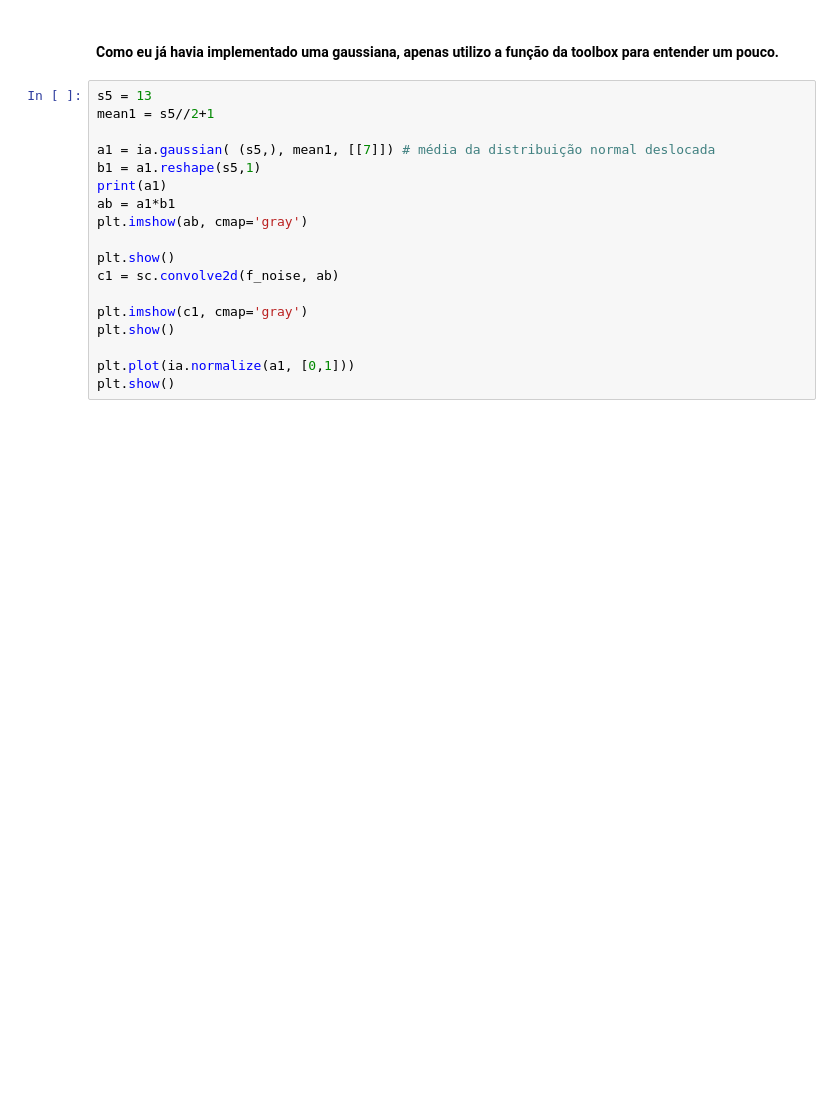
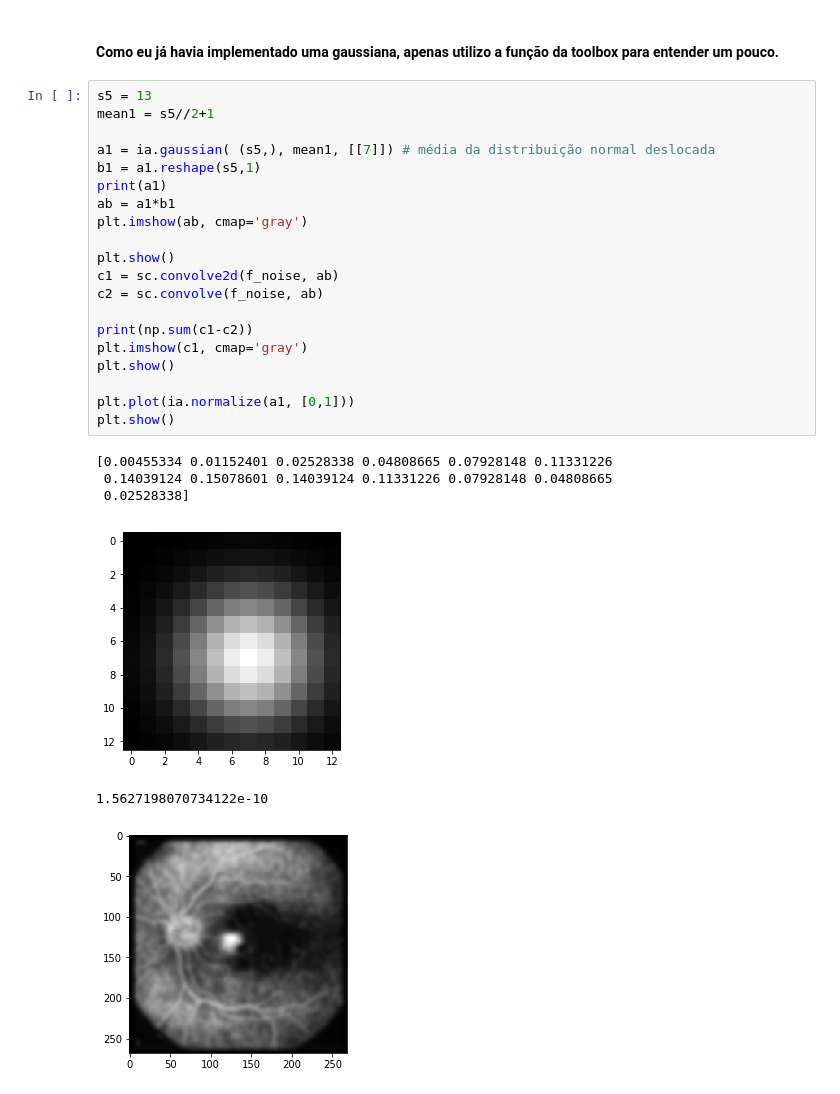
Before and after one commit to ferseiti/ia898, a Jupyter notebook: 2S2018/IA898A_Ex04_FernandoFurusato.ipynb, the cells around one changed output. Saved outputs shown, nothing was run; the diff lists cells and outputs as text; blank space fills up the shorter version.

```diff
--- a/2S2018/IA898A_Ex04_FernandoFurusato.ipynb
+++ b/2S2018/IA898A_Ex04_FernandoFurusato.ipynb
@@ -328,18 +405,27 @@ plt.show()
 # %%
 s5 = 13
 mean1 = s5//2+1
 
 a1 = ia.gaussian( (s5,), mean1, [[7]]) # média da distribuição normal deslocada
 b1 = a1.reshape(s5,1)
 print(a1)
 ab = a1*b1
 plt.imshow(ab, cmap='gray')
 
 plt.show()
 c1 = sc.convolve2d(f_noise, ab)
+c2 = sc.convolve(f_noise, ab)
 
+print(np.sum(c1-c2))
 plt.imshow(c1, cmap='gray')
 plt.show()
 
 plt.plot(ia.normalize(a1, [0,1]))
 plt.show()
+# %% [output]
+[0.00455334 0.01152401 0.02528338 0.04808665 0.07928148 0.11331226
+ 0.14039124 0.15078601 0.14039124 0.11331226 0.07928148 0.04808665
+ 0.02528338]
+[figure, added]
+1.5627198070734122e-10
+[figure, added]
```
Also changed, not shown: parts of 16 cells of this notebook.
